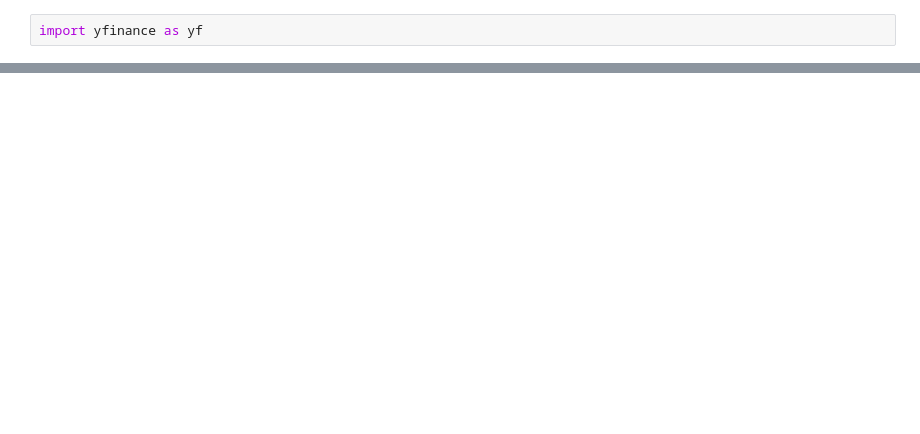
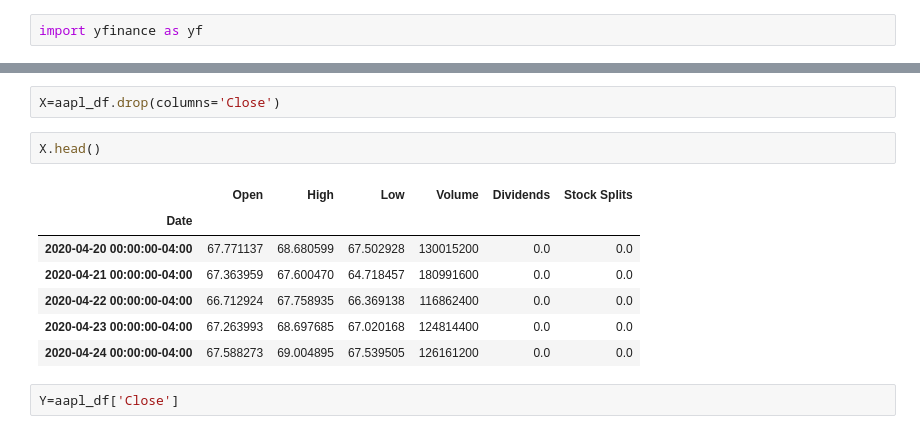
Before and after one commit to JorgeV20/Knowledge_Base_Chatbot, a Jupyter notebook: stocks/stocks.ipynb, the cells around one changed output, grey strips where cells are left out. Drawn from its saved outputs; the diff is of its cells as text; blank space fills up the shorter version.

```diff
--- a/stocks/stocks.ipynb
+++ b/stocks/stocks.ipynb
@@ -28,0 +58,14 @@ aapl_df
+# %%
+X=aapl_df.drop(columns='Close')
+# %%
+X.head()
+# %% [output]
+|  | Open | High | Low | Volume | Dividends | Stock Splits |
+| Date |  |  |  |  |  |  |
+| 2020-04-20 00:00:00-04:00 | 67.771137 | 68.680599 | 67.502928 | 130015200 | 0.0 | 0.0 |
+| 2020-04-21 00:00:00-04:00 | 67.363959 | 67.600470 | 64.718457 | 180991600 | 0.0 | 0.0 |
+| 2020-04-22 00:00:00-04:00 | 66.712924 | 67.758935 | 66.369138 | 116862400 | 0.0 | 0.0 |
+| 2020-04-23 00:00:00-04:00 | 67.263993 | 68.697685 | 67.020168 | 124814400 | 0.0 | 0.0 |
+| 2020-04-24 00:00:00-04:00 | 67.588273 | 69.004895 | 67.539505 | 126161200 | 0.0 | 0.0 |
+# %%
+Y=aapl_df['Close']
```
Also changed, not shown: parts of 7 cells of this notebook.
